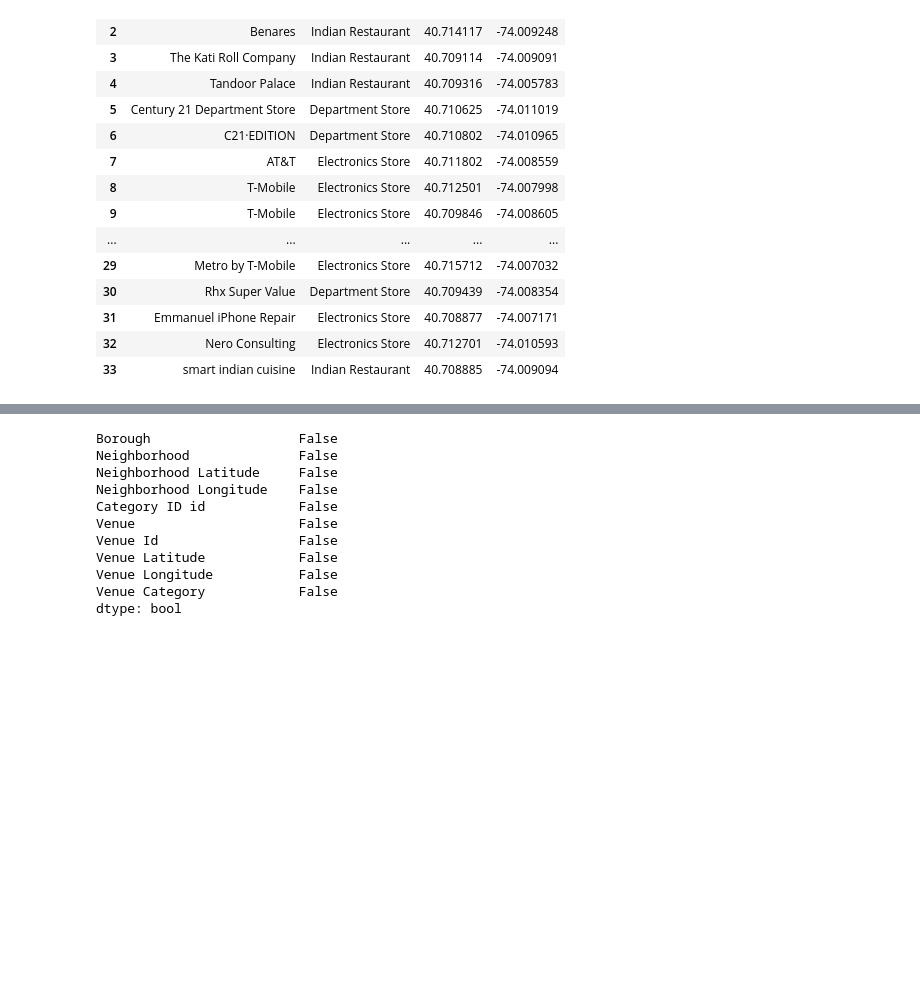
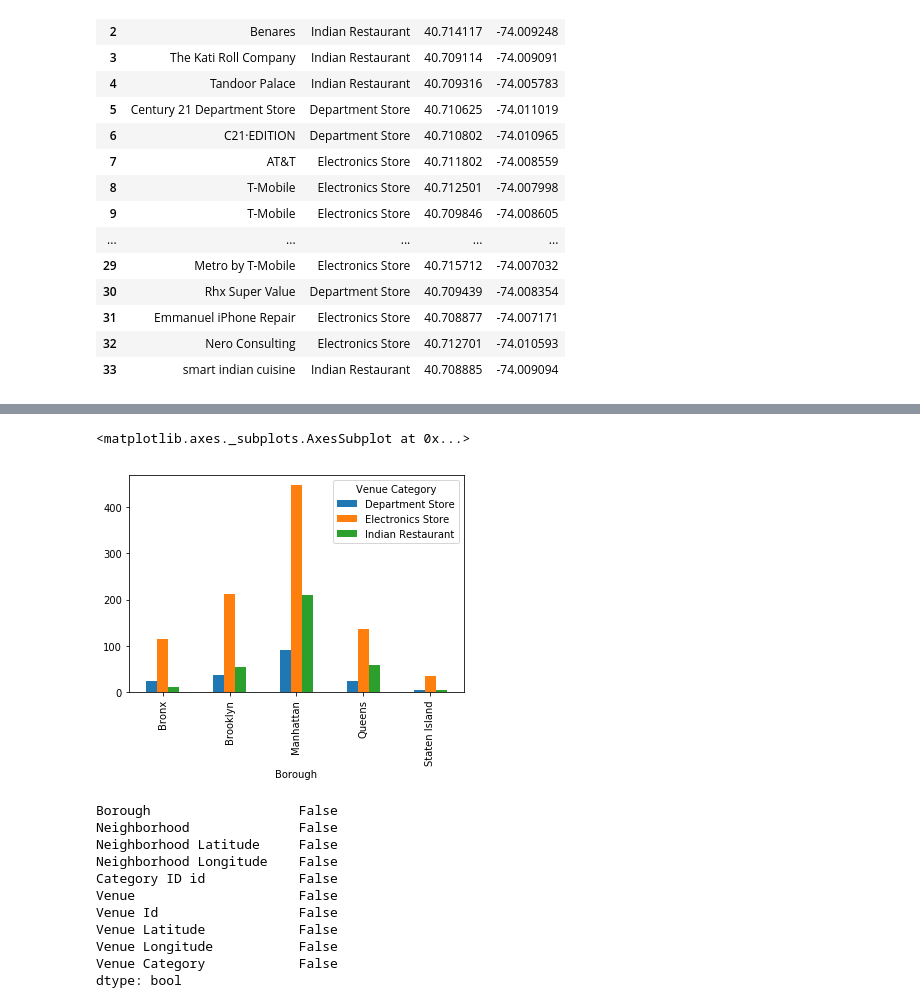
Before and after one commit to gpsingh07331/Coursera_Capstone, a Jupyter notebook: IBMWK5.ipynb, the cells around one changed output, grey strips where cells are left out. Saved outputs shown, nothing was run; the diff lists cells and outputs as text; code cells hidden in the pictures; blank space fills up the shorter version.

```diff
--- a/IBMWK5.ipynb
+++ b/IBMWK5.ipynb
@@ -450,6 +507,12 @@ Staten Island  Department Store       4
                Electronics Store     34
                Indian Restaurant      5
 dtype: int64
+# %%
+# Distribution of interested venues in NYC Boroughs
+nyc_venues_cat.groupby(['Borough','Venue Category']).size().unstack().plot(kind='bar')
+# %% [output]
+<matplotlib.axes._subplots.AxesSubplot at 0x...>
+[figure, added]
 # %%
 nyc_venues_cat.isnull().any()
 # %% [output]
```
Also changed, not shown: parts of 53 cells of this notebook, 2 other files.
